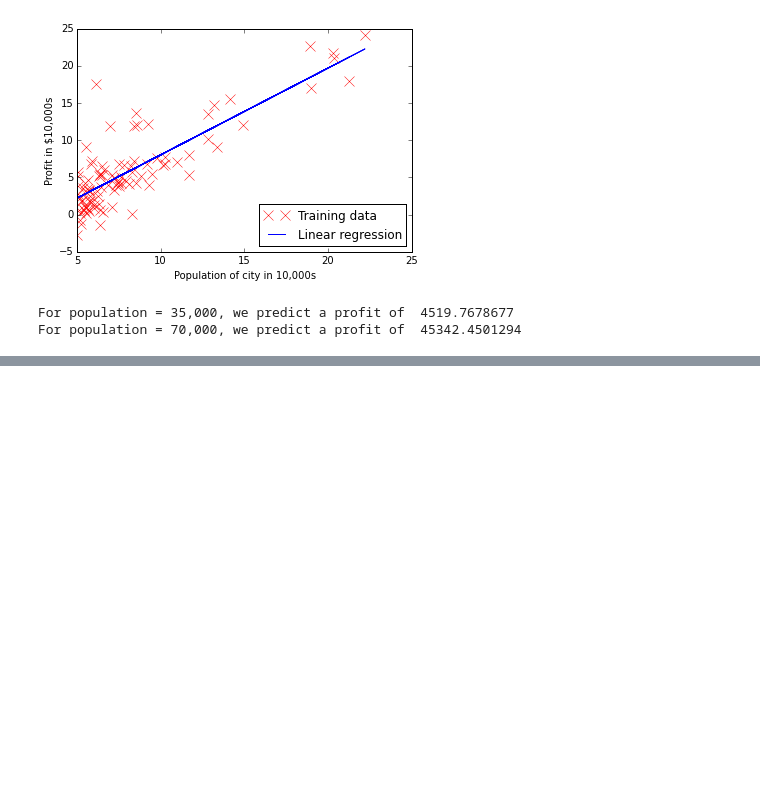
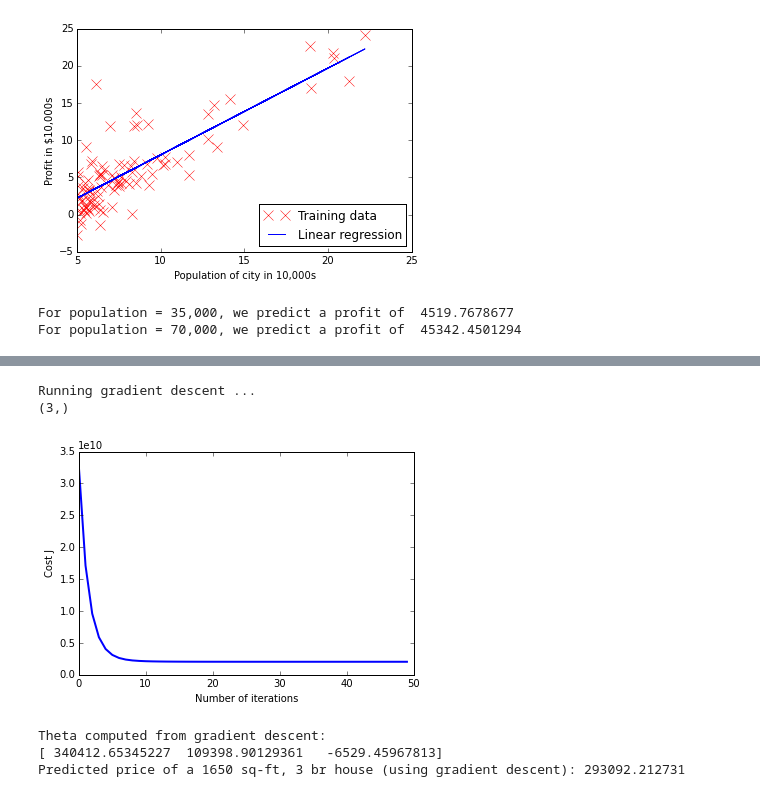
Before and after one commit to Ununtrium/ml-algos, a Jupyter notebook: coursera_exercises/ex1.ipynb, the cells around one changed output, grey strips where cells are left out. Cells and saved outputs as stored; diff of their text form; code cells hidden in the pictures; blank space fills up the shorter version.

```diff
--- a/coursera_exercises/ex1.ipynb
+++ b/coursera_exercises/ex1.ipynb
@@ -94,0 +181,34 @@ For population = 70,000, we predict a profit of  45342.4501294
+# %%
+print 'Running gradient descent ...'
+
+# Choose some alpha value
+alpha = 0.3;
+num_iters = 50;
+
+# Init Theta and Run Gradient Descent
+theta, J_history = gradientDescent(X, y, alpha, num_iters);
+
+# Plot the convergence graph
+plt.xlabel('Number of iterations')
+plt.ylabel('Cost J')
+plt.plot(xrange(num_iters), J_history, '-b', linewidth=2);
+plt.show()
+
+# Display gradient descent's result
+print 'Theta computed from gradient descent:\n', theta
+
+# Estimate the price of a 1650 sq-ft, 3 br house
+# Recall that the first column of X is all-ones. Thus, it does
+# not need to be normalized.
+
+test = (np.array([1650, 3]) - mu) / sigma
+price = np.vdot(np.hstack((np.array([1]), test)), theta)
+
+print 'Predicted price of a 1650 sq-ft, 3 br house (using gradient descent):', price
+# %% [output]
+Running gradient descent ...
+(3,)
+[figure, added]
+Theta computed from gradient descent:
+[ 340412.65345227  109398.90129361   -6529.45967813]
+Predicted price of a 1650 sq-ft, 3 br house (using gradient descent): 293092.212731
```
Also changed, not shown: parts of 10 cells of this notebook.
